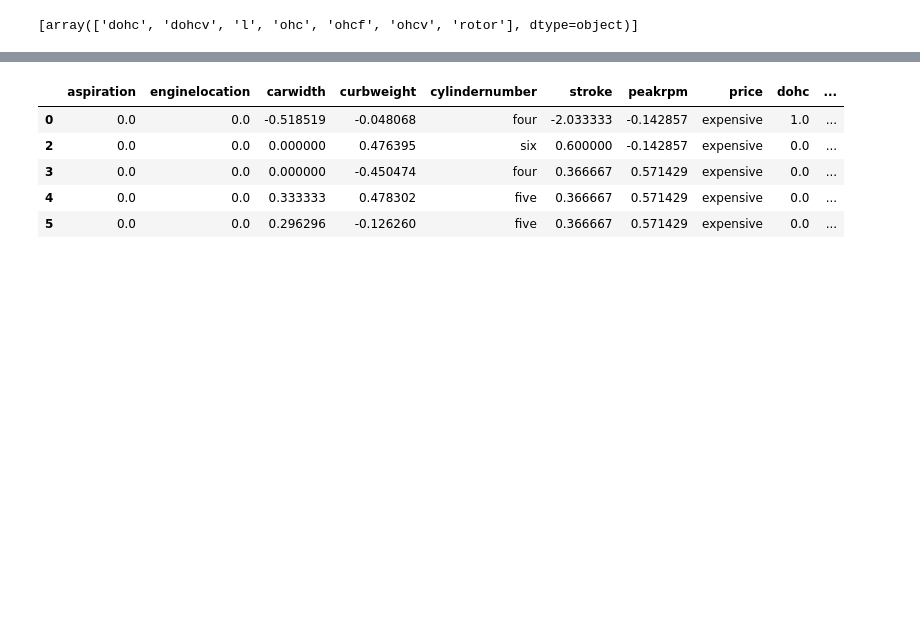
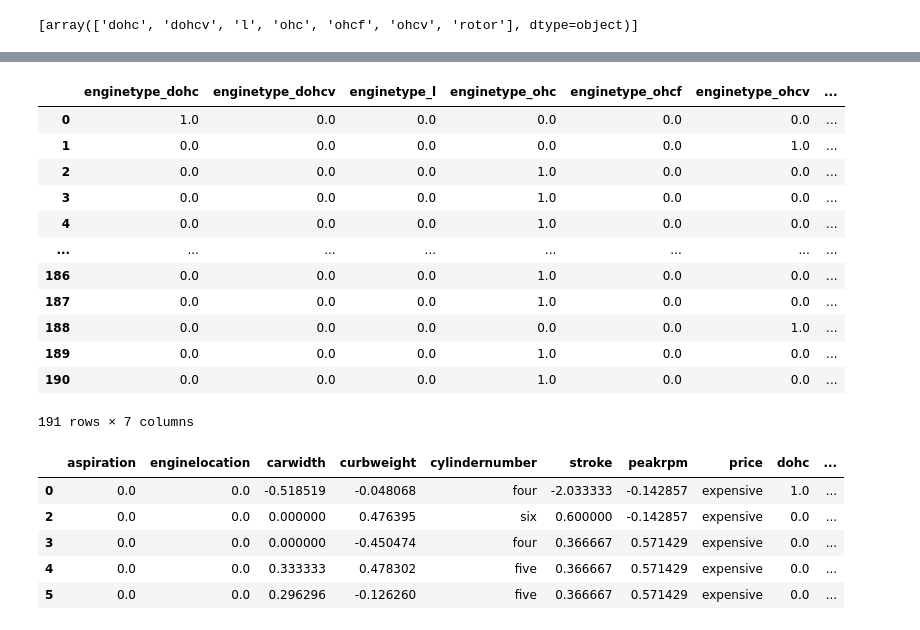
Before and after one commit to multiyumz/data-science-challenges, a Jupyter notebook: data-car-prices/Car-Prices.ipynb, the cells around one changed output, grey strips where cells are left out. Drawn from its saved outputs; the diff is of its cells as text; code cells hidden in the pictures; blank space fills up the shorter version.

```diff
--- a/data-car-prices/Car-Prices.ipynb
+++ b/data-car-prices/Car-Prices.ipynb
@@ -324,5 +350,22 @@ print(ohe.categories_)
 # %%
 df['dohc'], df['dohcv'], df['l'], df['ohc'], df['ohcf'], df['ohcv'], df['rotor'] = enginetype_ohe.T
+# %%
+encoded_engine = pd.DataFrame(enginetype_ohe, columns=ohe.get_feature_names_out())
+encoded_engine
+# %% [output]
+|  | enginetype_dohc | enginetype_dohcv | enginetype_l | enginetype_ohc | enginetype_ohcf | enginetype_ohcv | ... |
+| 0 | 1.0 | 0.0 | 0.0 | 0.0 | 0.0 | 0.0 | ... |
+| 1 | 0.0 | 0.0 | 0.0 | 0.0 | 0.0 | 1.0 | ... |
+| 2 | 0.0 | 0.0 | 0.0 | 1.0 | 0.0 | 0.0 | ... |
+| 3 | 0.0 | 0.0 | 0.0 | 1.0 | 0.0 | 0.0 | ... |
+| 4 | 0.0 | 0.0 | 0.0 | 1.0 | 0.0 | 0.0 | ... |
+| ... | ... | ... | ... | ... | ... | ... | ... |
+| 186 | 0.0 | 0.0 | 0.0 | 1.0 | 0.0 | 0.0 | ... |
+| 187 | 0.0 | 0.0 | 0.0 | 1.0 | 0.0 | 0.0 | ... |
+| 188 | 0.0 | 0.0 | 0.0 | 0.0 | 0.0 | 1.0 | ... |
+| 189 | 0.0 | 0.0 | 0.0 | 1.0 | 0.0 | 0.0 | ... |
+| 190 | 0.0 | 0.0 | 0.0 | 1.0 | 0.0 | 0.0 | ... |
+191 rows × 7 columns
 # %%
 df.drop(columns='enginetype', inplace=True)
 # %%
```
Also changed, not shown: parts of 14 cells of this notebook, 6 other files.
